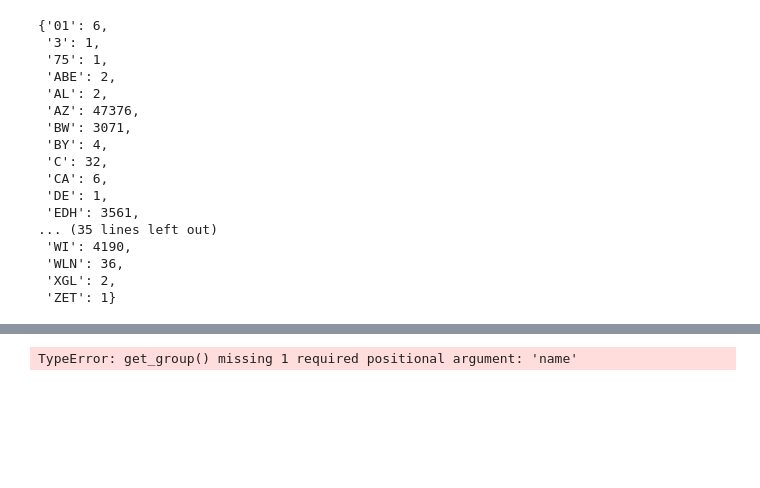
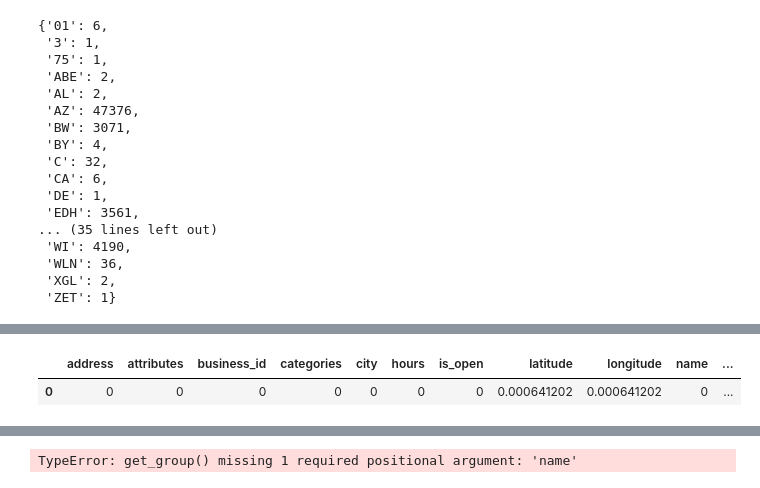
Before and after one commit to g1isgone/mlFinalYelp, a Jupyter notebook: FPI.ipynb, the cells around one changed output, grey strips where cells are left out. Drawn from its saved outputs; the diff is of its cells as text; code cells hidden in the pictures; blank space fills up the shorter version.

Commit message:
in the process of extracting important data/rows...

```diff
--- a/FPI.ipynb
+++ b/FPI.ipynb
@@ -190,0 +191,2 @@ for i in range(len(businessDf['state'])):
+# %%
+statesList = list(importantStatesCount.keys())
@@ -190,0 +197,2 @@ for i in range(len(businessDf['state'])):
+# %%
+subsetBusinessDf = businessDf[businessDf['state'].isin(statesList)]
@@ -190,0 +251,10 @@ for i in range(len(businessDf['state'])):
+# %%
+missingSubsetInfo = missingDataSummary(subsetBusinessDf)
+# %%
+subsetMissingDf = pd.DataFrame(missingSubsetInfo)
+# %%
+subsetMissingDf = subsetMissingDf.T #to switch rows to columns
+subsetMissingDf
+# %% [output]
+|  | address | attributes | business_id | categories | city | hours | is_open | latitude | longitude | name | ... |
+| 0 | 0 | 0 | 0 | 0 | 0 | 0 | 0 | 0.000641202 | 0.000641202 | 0 | ... |
```
Also changed, not shown: parts of 15 cells of this notebook.
